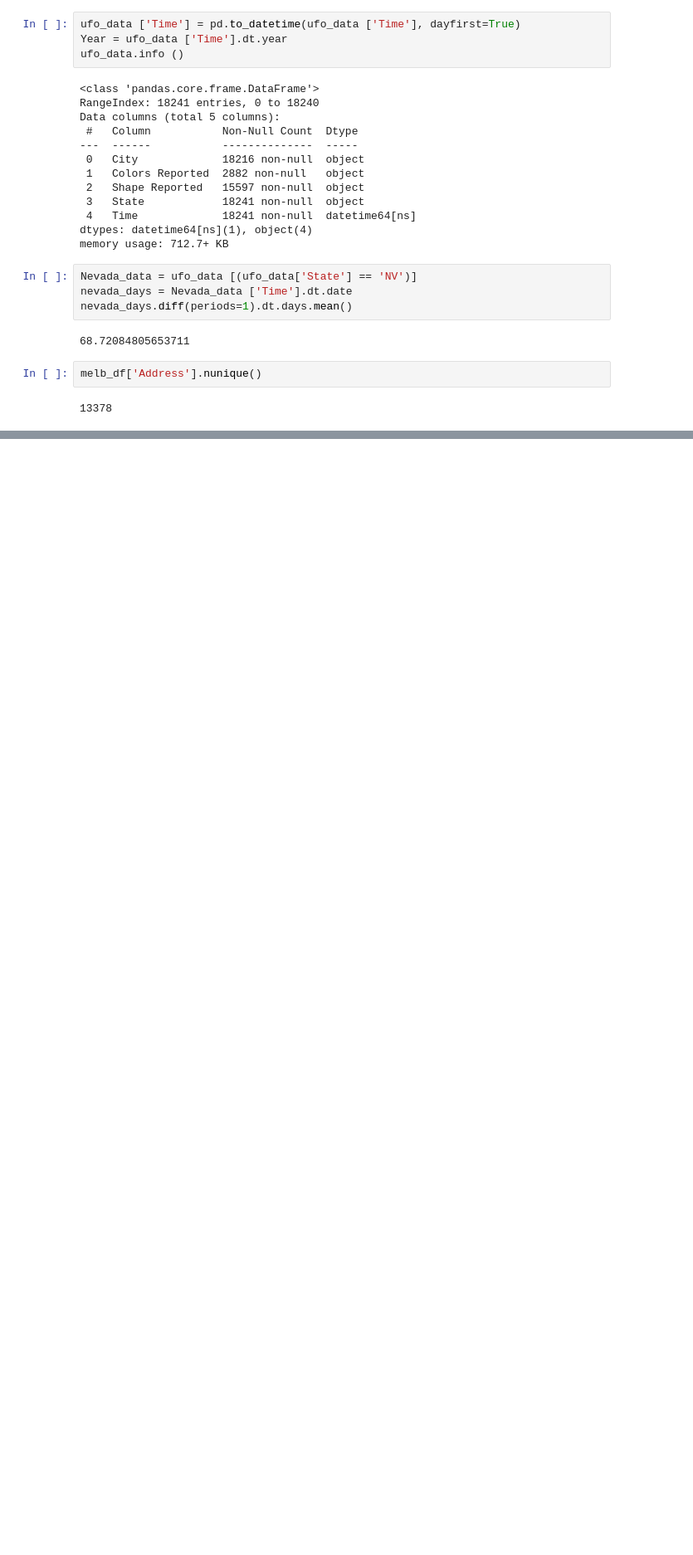
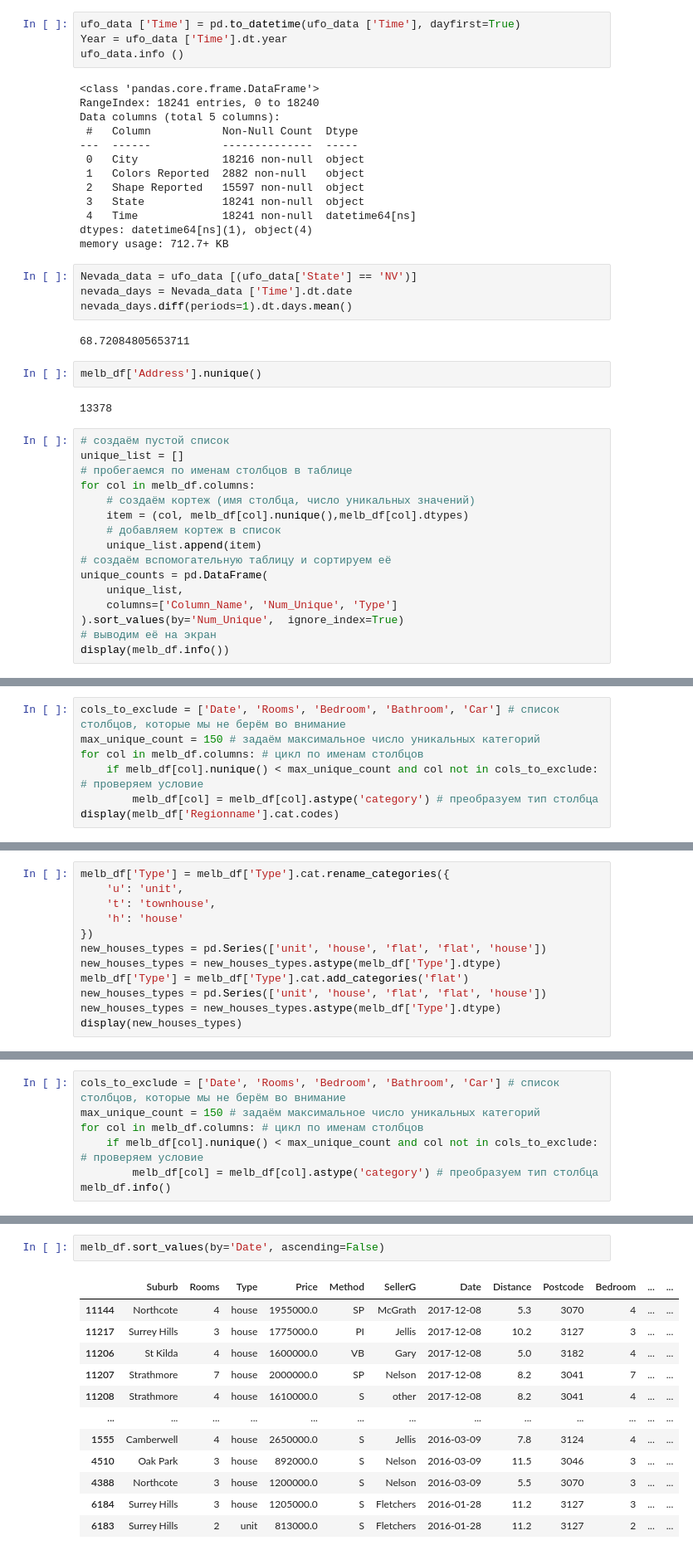
Before and after one commit to BenyaDP/My_education, a Jupyter notebook: Skillfactory/Введение в Pandas/Data.ipynb, the cells around one changed output, grey strips where cells are left out. Shown: that part at 83% size. Saved outputs shown, nothing was run; the diff lists cells and outputs as text; blank space fills up the shorter version.

```diff
--- a/Skillfactory/Введение в Pandas/Data.ipynb
+++ b/Skillfactory/Введение в Pandas/Data.ipynb
@@ -295,3 +329,19 @@ nevada_days.diff(periods=1).dt.days.mean()
 melb_df['Address'].nunique()
 # %% [output]
 13378
+# %%
+# создаём пустой список
+unique_list = []
+# пробегаемся по именам столбцов в таблице
+for col in melb_df.columns:
+    # создаём кортеж (имя столбца, число уникальных значений)
+    item = (col, melb_df[col].nunique(),melb_df[col].dtypes)
+    # добавляем кортеж в список
+    unique_list.append(item)
+# создаём вспомогательную таблицу и сортируем её
+unique_counts = pd.DataFrame(
+    unique_list,
+    columns=['Column_Name', 'Num_Unique', 'Type']
+).sort_values(by='Num_Unique',  ignore_index=True)
+# выводим её на экран
+display(melb_df.info())
@@ -297,0 +367,7 @@ melb_df['Address'].nunique()
+# %%
+cols_to_exclude = ['Date', 'Rooms', 'Bedroom', 'Bathroom', 'Car'] # список столбцов, которые мы не берём во внимание
+max_unique_count = 150 # задаём максимальное число уникальных категорий
+for col in melb_df.columns: # цикл по именам столбцов
+    if melb_df[col].nunique() < max_unique_count and col not in cols_to_exclude: # проверяем условие
+        melb_df[col] = melb_df[col].astype('category') # преобразуем тип столбца
+display(melb_df['Regionname'].cat.codes)
@@ -297,0 +387,12 @@ melb_df['Address'].nunique()
+# %%
+melb_df['Type'] = melb_df['Type'].cat.rename_categories({
+    'u': 'unit',
+    't': 'townhouse',
+    'h': 'house'
+})
+new_houses_types = pd.Series(['unit', 'house', 'flat', 'flat', 'house'])
+new_houses_types = new_houses_types.astype(melb_df['Type'].dtype)
+melb_df['Type'] = melb_df['Type'].cat.add_categories('flat')
+new_houses_types = pd.Series(['unit', 'house', 'flat', 'flat', 'house'])
+new_houses_types = new_houses_types.astype(melb_df['Type'].dtype)
+display(new_houses_types)
@@ -297,0 +543,7 @@ melb_df['Address'].nunique()
+# %%
+cols_to_exclude = ['Date', 'Rooms', 'Bedroom', 'Bathroom', 'Car'] # список столбцов, которые мы не берём во внимание
+max_unique_count = 150 # задаём максимальное число уникальных категорий
+for col in melb_df.columns: # цикл по именам столбцов
+    if melb_df[col].nunique() < max_unique_count and col not in cols_to_exclude: # проверяем условие
+        melb_df[col] = melb_df[col].astype('category') # преобразуем тип столбца
+melb_df.info()
@@ -297,0 +583,15 @@ melb_df['Address'].nunique()
+# %%
+melb_df.sort_values(by='Date', ascending=False)
+# %% [output]
+|  | Suburb | Rooms | Type | Price | Method | SellerG | Date | Distance | Postcode | Bedroom | ... | ... |
+| 11144 | Northcote | 4 | house | 1955000.0 | SP | McGrath | 2017-12-08 | 5.3 | 3070 | 4 | ... | ... |
+| 11217 | Surrey Hills | 3 | house | 1775000.0 | PI | Jellis | 2017-12-08 | 10.2 | 3127 | 3 | ... | ... |
+| 11206 | St Kilda | 4 | house | 1600000.0 | VB | Gary | 2017-12-08 | 5.0 | 3182 | 4 | ... | ... |
+| 11207 | Strathmore | 7 | house | 2000000.0 | SP | Nelson | 2017-12-08 | 8.2 | 3041 | 7 | ... | ... |
+| 11208 | Strathmore | 4 | house | 1610000.0 | S | other | 2017-12-08 | 8.2 | 3041 | 4 | ... | ... |
+| ... | ... | ... | ... | ... | ... | ... | ... | ... | ... | ... | ... | ... |
+| 1555 | Camberwell | 4 | house | 2650000.0 | S | Jellis | 2016-03-09 | 7.8 | 3124 | 4 | ... | ... |
+| 4510 | Oak Park | 3 | house | 892000.0 | S | Nelson | 2016-03-09 | 11.5 | 3046 | 3 | ... | ... |
+| 4388 | Northcote | 3 | house | 1200000.0 | S | Nelson | 2016-03-09 | 5.5 | 3070 | 3 | ... | ... |
+| 6184 | Surrey Hills | 3 | house | 1205000.0 | S | Fletchers | 2016-01-28 | 11.2 | 3127 | 3 | ... | ... |
+| 6183 | Surrey Hills | 2 | unit | 813000.0 | S | Fletchers | 2016-01-28 | 11.2 | 3127 | 2 | ... | ... |
```
Also changed, not shown: parts of 26 cells of this notebook, 2 other files.
